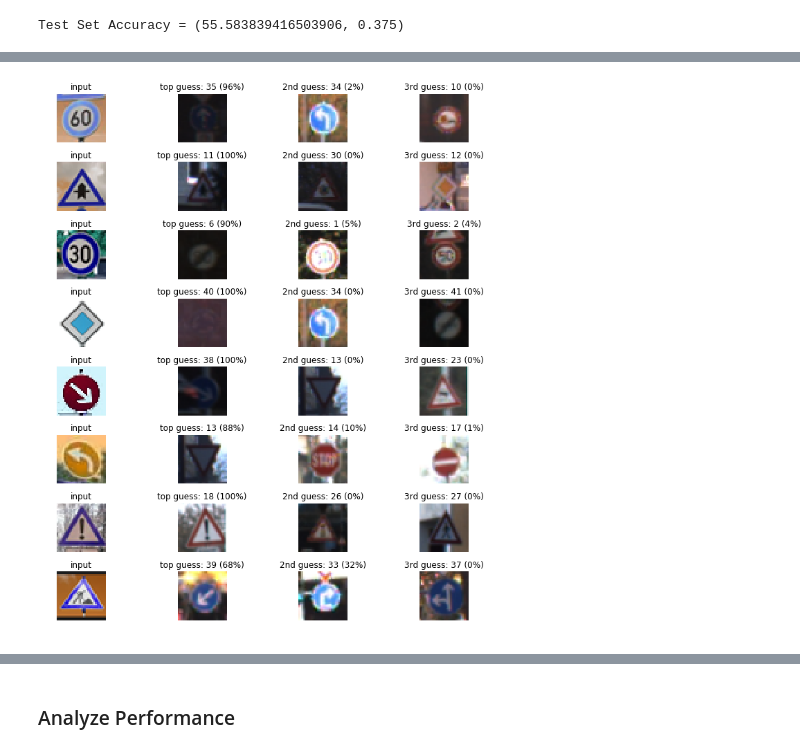
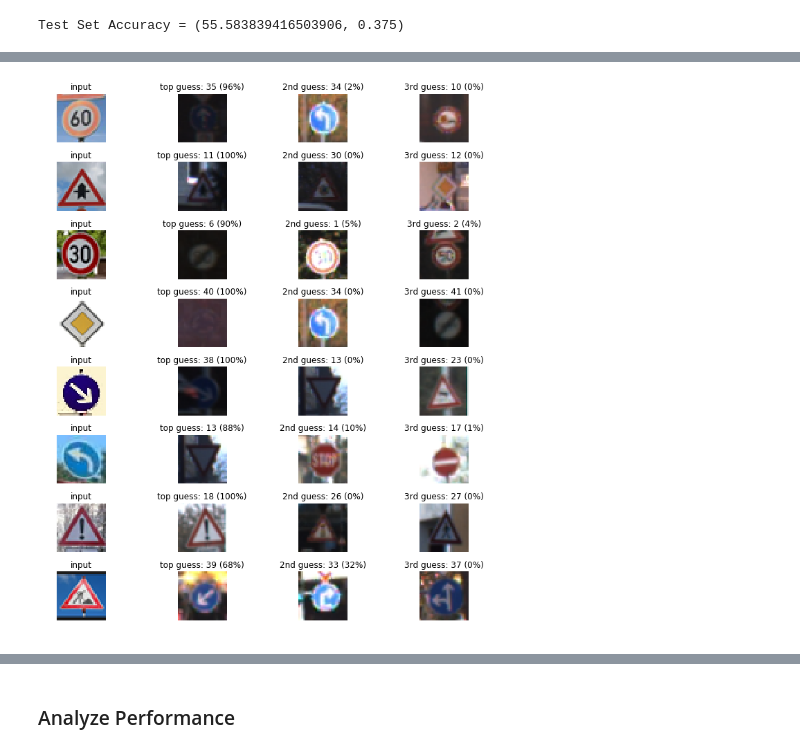
Before and after one commit to carter3689/Self-driving-car-project2, a Jupyter notebook: Traffic_Sign_Classifier.ipynb, the cells around one changed output, grey strips where cells are left out. Drawn from its saved outputs; the diff is of its cells as text; code cells hidden in the pictures.

```diff
--- a/Traffic_Sign_Classifier.ipynb
+++ b/Traffic_Sign_Classifier.ipynb
@@ -517,34 +520,34 @@ with tf.Session() as sess:
 
     fig, axs = plt.subplots(len(candidate_images),4, figsize=(12, 14))
     fig.subplots_adjust(hspace = .4, wspace=.2)
     axs = axs.ravel()
 
     candidate_images = []
 
     for i, img in enumerate(glob.glob('./my-found-traffic-signs/*x.png')):
         image = cv2.imread(img)
         axs[i].axis('off')
-        axs[i].imshow(cv2.cvtColor(image, cv2.COLOR_BGR2RGB))
+        axs[i].imshow(cv2.cvtColor(image, cv2.COLOR_BGR2GRAY))
         candidate_images.append(image)
 
     for i, image in enumerate(candidate_images):
         axs[4*i].axis('off')
-        axs[4*i].imshow(image)
+        axs[4*i].imshow(cv2.cvtColor(image, cv2.COLOR_BGR2RGB))
         axs[4*i].set_title('input')
         guess1 = my_top_k[1][i][0]
         index1 = np.argwhere(y_valid == guess1)[0]
         axs[4*i+1].axis('off')
-        axs[4*i+1].imshow(X_valid[index1].squeeze(), cmap='gray')
+        axs[4*i+1].imshow(X_valid[index1].squeeze())
         axs[4*i+1].set_title('top guess: {} ({:.0f}%)'.format(guess1, 100*my_top_k[0][i][0]))
         guess2 = my_top_k[1][i][1]
         index2 = np.argwhere(y_valid == guess2)[0]
         axs[4*i+2].axis('off')
         axs[4*i+2].imshow(X_valid[index2].squeeze(), cmap='gray')
         axs[4*i+2].set_title('2nd guess: {} ({:.0f}%)'.format(guess2, 100*my_top_k[0][i][1]))
         guess3 = my_top_k[1][i][2]
         index3 = np.argwhere(y_valid == guess3)[0]
         axs[4*i+3].axis('off')
         axs[4*i+3].imshow(X_valid[index3].squeeze(), cmap='gray')
         axs[4*i+3].set_title('3rd guess: {} ({:.0f}%)'.format(guess3, 100*my_top_k[0][i][2]))
 # %% [output]
-[figure, old version]
+[figure, new version]
```
Also changed, not shown: parts of 4 cells of this notebook, 4 other files.
